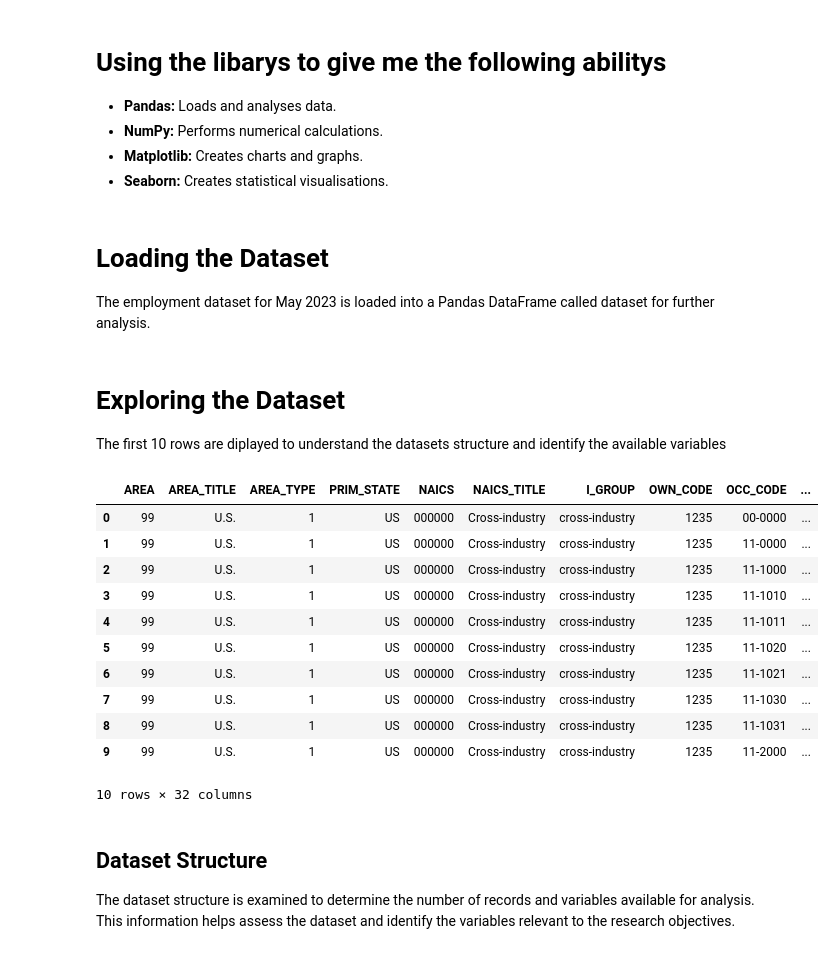
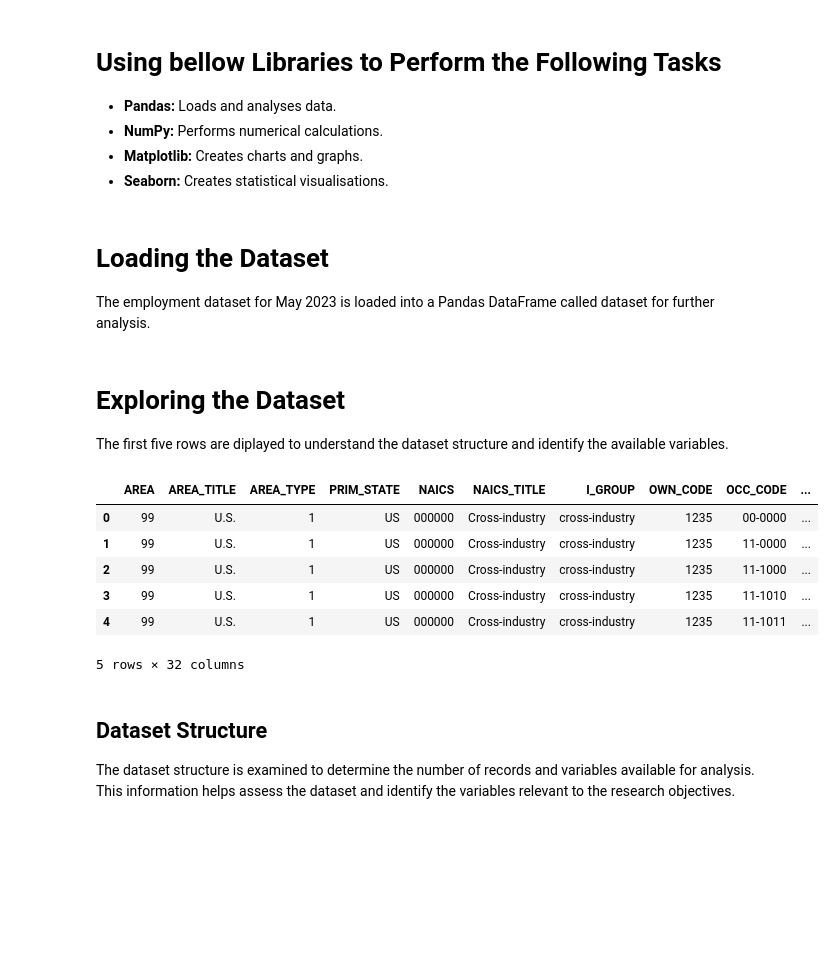
Before and after one commit to FernandaFar/data-visualisation-ca1, a Jupyter notebook: Ca1-Visualisation.ipynb, the cells around one changed output. Cells and saved outputs as stored; diff of their text form; code cells hidden in the pictures; blank space fills up the shorter version.

Commit message:
feat: explore dataset and identify relevant occupations
refine notebook structure and organise dataset exploration

```diff
--- a/Ca1-Visualisation.ipynb
+++ b/Ca1-Visualisation.ipynb
@@ -23,5 +1,5 @@ Note: you may need to restart the kernel to use updated packages.
 # %% [markdown]
-# Using the libarys to give me the following abilitys
+# Using bellow Libraries to Perform the Following Tasks
 - **Pandas:** Loads and analyses data.
 - **NumPy:** Performs numerical calculations.
 - **Matplotlib:** Creates charts and graphs.
@@ -38,22 +16,17 @@ The employment dataset for May 2023 is loaded into a Pandas DataFrame called dat
 dataset=pd.read_excel('all_data_M_2023.xlsx')
 # %% [markdown]
 # Exploring the Dataset
-The first 10 rows are diplayed to understand the datasets structure and identify the available variables
+The first five rows are diplayed to understand the dataset structure and identify the available variables.
 # %%
-dataset.head(10)
+dataset.head()
 # %% [output]
 |  | AREA | AREA_TITLE | AREA_TYPE | PRIM_STATE | NAICS | NAICS_TITLE | I_GROUP | OWN_CODE | OCC_CODE | ... |
 | 0 | 99 | U.S. | 1 | US | 000000 | Cross-industry | cross-industry | 1235 | 00-0000 | ... |
 | 1 | 99 | U.S. | 1 | US | 000000 | Cross-industry | cross-industry | 1235 | 11-0000 | ... |
 | 2 | 99 | U.S. | 1 | US | 000000 | Cross-industry | cross-industry | 1235 | 11-1000 | ... |
 | 3 | 99 | U.S. | 1 | US | 000000 | Cross-industry | cross-industry | 1235 | 11-1010 | ... |
 | 4 | 99 | U.S. | 1 | US | 000000 | Cross-industry | cross-industry | 1235 | 11-1011 | ... |
-| 5 | 99 | U.S. | 1 | US | 000000 | Cross-industry | cross-industry | 1235 | 11-1020 | ... |
-| 6 | 99 | U.S. | 1 | US | 000000 | Cross-industry | cross-industry | 1235 | 11-1021 | ... |
-| 7 | 99 | U.S. | 1 | US | 000000 | Cross-industry | cross-industry | 1235 | 11-1030 | ... |
-| 8 | 99 | U.S. | 1 | US | 000000 | Cross-industry | cross-industry | 1235 | 11-1031 | ... |
-| 9 | 99 | U.S. | 1 | US | 000000 | Cross-industry | cross-industry | 1235 | 11-2000 | ... |
-10 rows × 32 columns
+5 rows × 32 columns
 # %% [markdown]
 ## Dataset Structure
 
```
Also changed, not shown: parts of 15 cells of this notebook.
